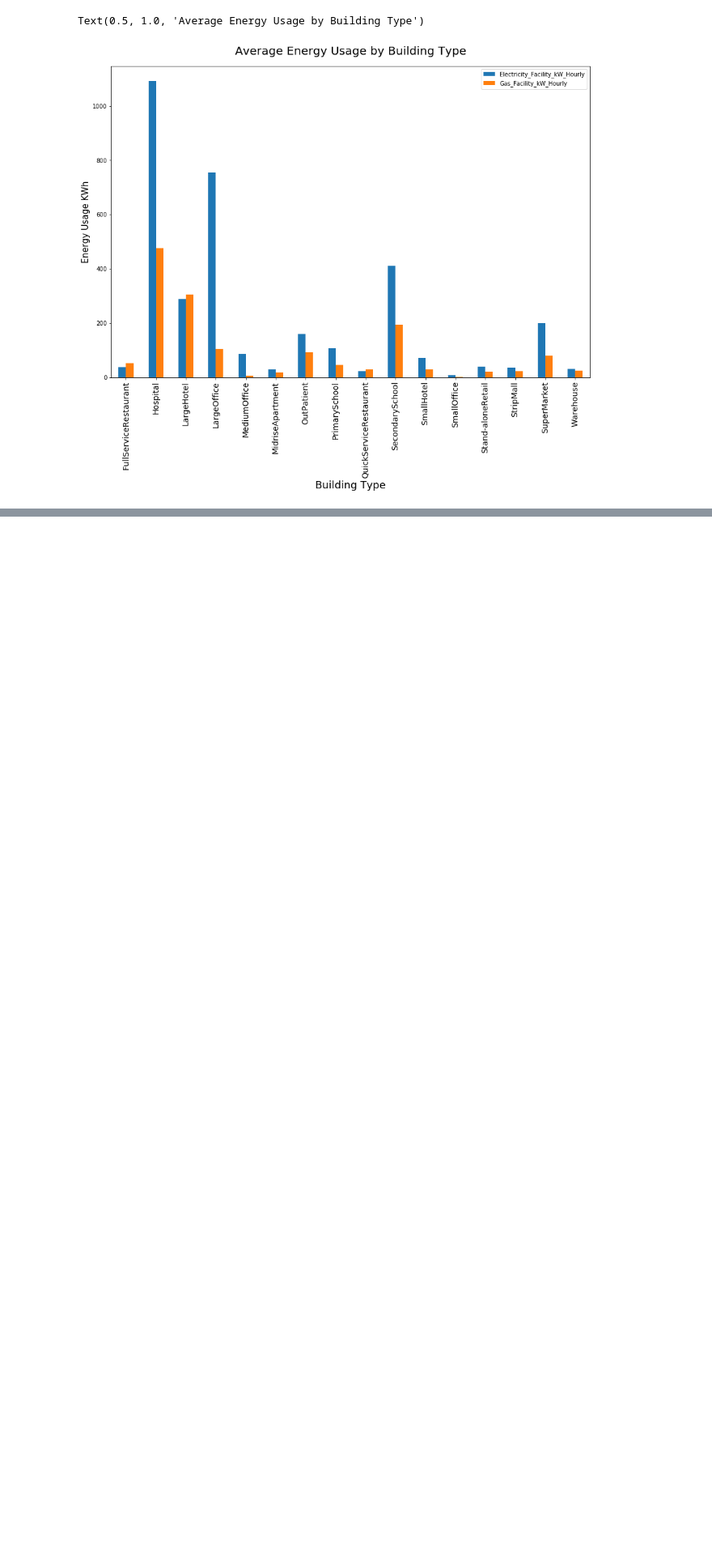
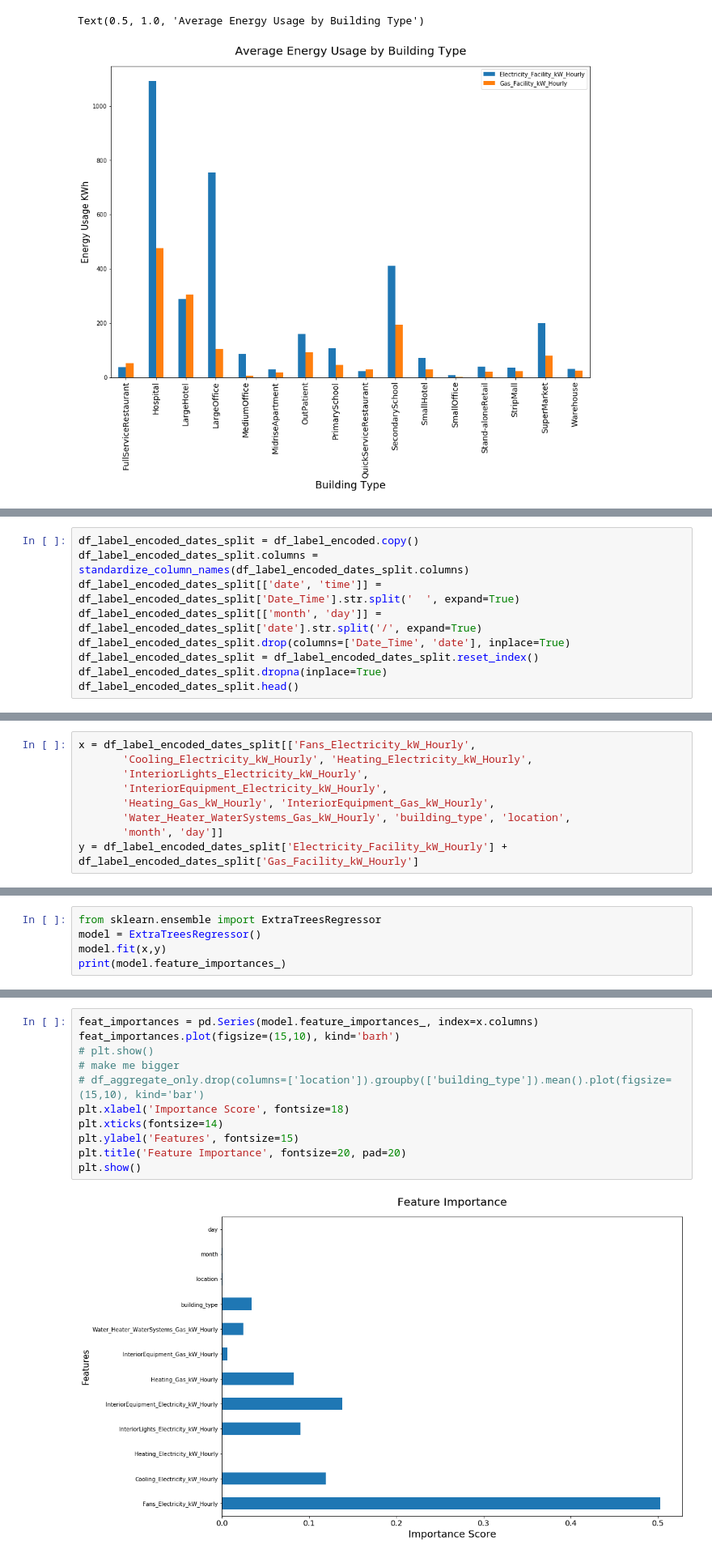
Before and after one commit to dgitts/electric-load-forecasting, a Jupyter notebook: notebooks/david.ipynb, the cells around one changed output, grey strips where cells are left out. Shown: that part at 81% size. Cells and saved outputs as stored; diff of their text form; blank space fills up the shorter version.

```diff
--- a/notebooks/david.ipynb
+++ b/notebooks/david.ipynb
@@ -319,0 +367,9 @@ Text(0.5, 1.0, 'Average Energy Usage by Building Type')
+# %%
+df_label_encoded_dates_split = df_label_encoded.copy()
+df_label_encoded_dates_split.columns = standardize_column_names(df_label_encoded_dates_split.columns)
+df_label_encoded_dates_split[['date', 'time']] = df_label_encoded_dates_split['Date_Time'].str.split('  ', expand=True)
+df_label_encoded_dates_split[['month', 'day']] = df_label_encoded_dates_split['date'].str.split('/', expand=True)
+df_label_encoded_dates_split.drop(columns=['Date_Time', 'date'], inplace=True)
+df_label_encoded_dates_split = df_label_encoded_dates_split.reset_index()
+df_label_encoded_dates_split.dropna(inplace=True)
+df_label_encoded_dates_split.head()
@@ -319,0 +394,9 @@ Text(0.5, 1.0, 'Average Energy Usage by Building Type')
+# %%
+x = df_label_encoded_dates_split[['Fans_Electricity_kW_Hourly',
+       'Cooling_Electricity_kW_Hourly', 'Heating_Electricity_kW_Hourly',
+       'InteriorLights_Electricity_kW_Hourly',
+       'InteriorEquipment_Electricity_kW_Hourly',
+       'Heating_Gas_kW_Hourly', 'InteriorEquipment_Gas_kW_Hourly',
+       'Water_Heater_WaterSystems_Gas_kW_Hourly', 'building_type', 'location',
+       'month', 'day']]
+y = df_label_encoded_dates_split['Electricity_Facility_kW_Hourly'] + df_label_encoded_dates_split['Gas_Facility_kW_Hourly']
@@ -319,0 +421,5 @@ Text(0.5, 1.0, 'Average Energy Usage by Building Type')
+# %%
+from sklearn.ensemble import ExtraTreesRegressor
+model = ExtraTreesRegressor()
+model.fit(x,y)
+print(model.feature_importances_)
@@ -319,0 +430,13 @@ Text(0.5, 1.0, 'Average Energy Usage by Building Type')
+# %%
+feat_importances = pd.Series(model.feature_importances_, index=x.columns)
+feat_importances.plot(figsize=(15,10), kind='barh')
+# plt.show()
+# make me bigger
+# df_aggregate_only.drop(columns=['location']).groupby(['building_type']).mean().plot(figsize=(15,10), kind='bar')
+plt.xlabel('Importance Score', fontsize=18)
+plt.xticks(fontsize=14)
+plt.ylabel('Features', fontsize=15)
+plt.title('Feature Importance', fontsize=20, pad=20)
+plt.show()
+# %% [output]
+[figure, added]
```
Also changed, not shown: parts of 28 cells of this notebook.
